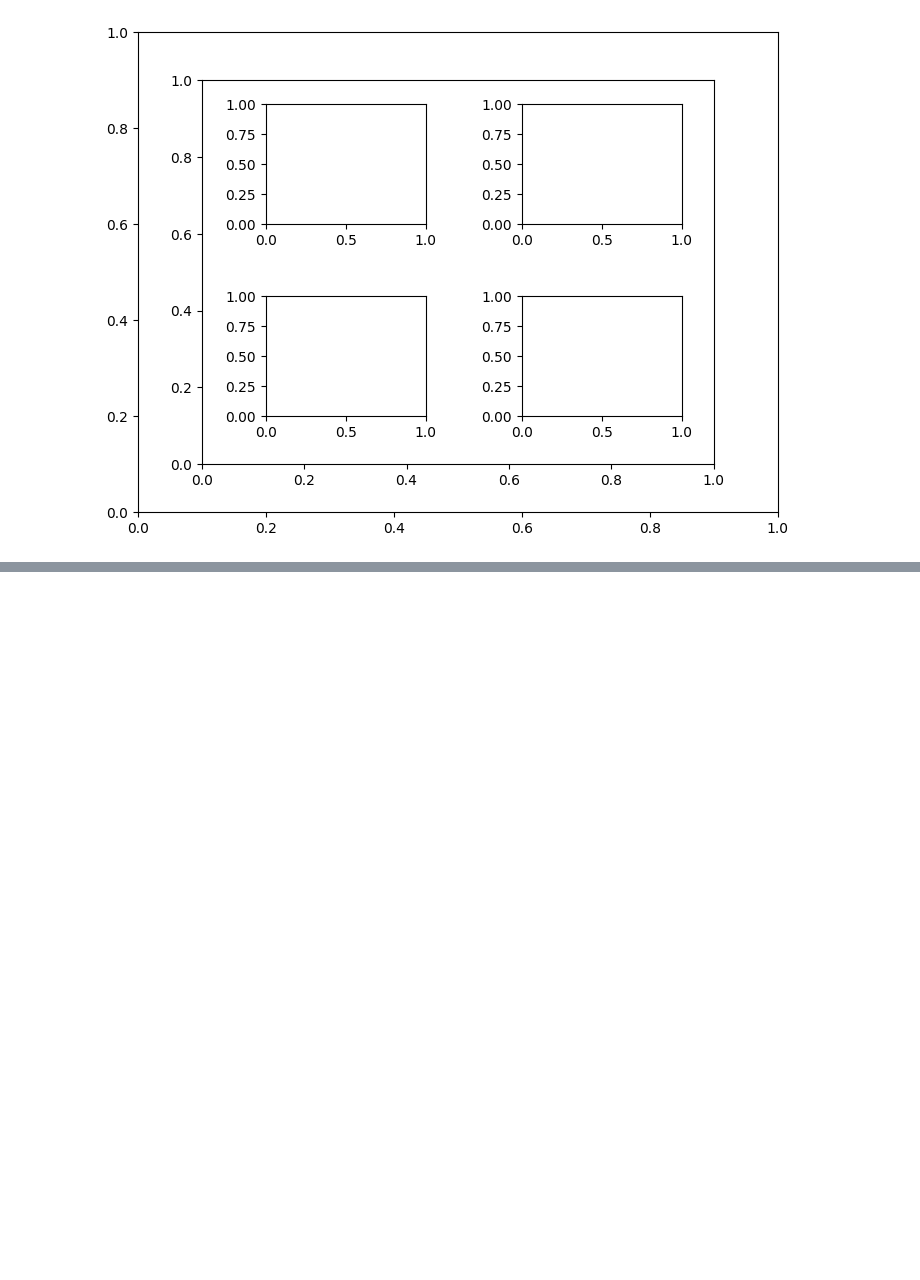
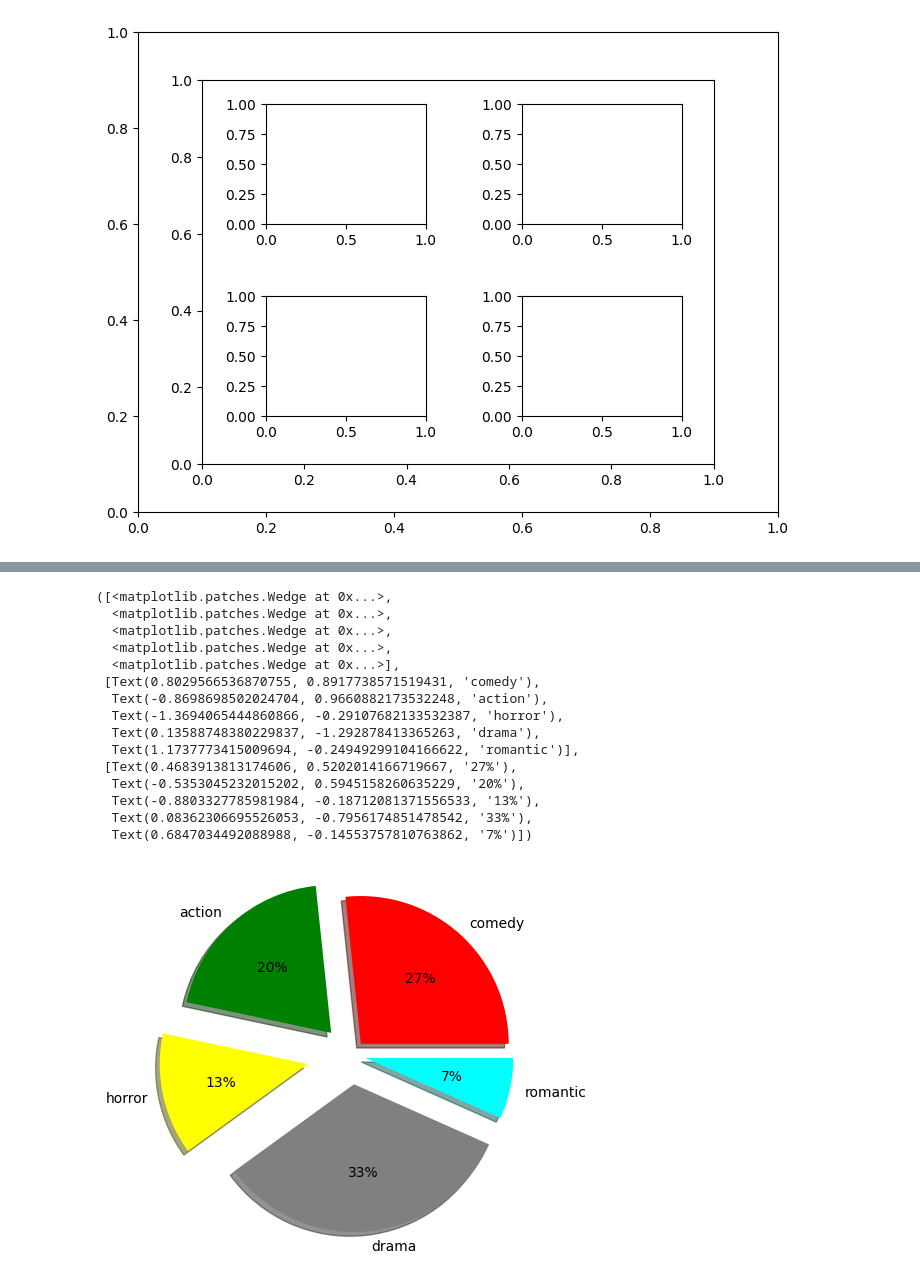
Before and after one commit to Amandeep006/QSPIDER-, a Jupyter notebook: pylab/mat.ipynb, the cells around one changed output, grey strips where cells are left out. Cells and saved outputs as stored; diff of their text form; code cells hidden in the pictures; blank space fills up the shorter version.

```diff
--- a/pylab/mat.ipynb
+++ b/pylab/mat.ipynb
@@ -150,0 +179,22 @@ fig.add_axes([0.6,0.2,0.25,0.25])
+# %%
+movie_cat=["comedy","action","horror","drama","romantic"]
+viewers=[2000,1500,1000,2500,500]
+
+plt.pie(viewers,labels=movie_cat,autopct="%0.0f%%",colors=["Red","Green","Yellow","Grey","cyan","orange"],shadow=True,explode=[0.1,0.2,0.3,0.2,0.1])
+# %% [output]
+([<matplotlib.patches.Wedge at 0x...>,
+  <matplotlib.patches.Wedge at 0x...>,
+  <matplotlib.patches.Wedge at 0x...>,
+  <matplotlib.patches.Wedge at 0x...>,
+  <matplotlib.patches.Wedge at 0x...>],
+ [Text(0.8029566536870755, 0.8917738571519431, 'comedy'),
+  Text(-0.8698698502024704, 0.9660882173532248, 'action'),
+  Text(-1.3694065444860866, -0.29107682133532387, 'horror'),
+  Text(0.13588748380229837, -1.292878413365263, 'drama'),
+  Text(1.1737773415009694, -0.24949299104166622, 'romantic')],
+ [Text(0.4683913813174606, 0.5202014166719667, '27%'),
+  Text(-0.5353045232015202, 0.5945158260635229, '20%'),
+  Text(-0.8803327785981984, -0.18712081371556533, '13%'),
+  Text(0.08362306695526053, -0.7956174851478542, '33%'),
+  Text(0.6847034492088988, -0.14553757810763862, '7%')])
+[figure, added]
```
Also changed, not shown: parts of 11 cells of this notebook, 5 other files.
